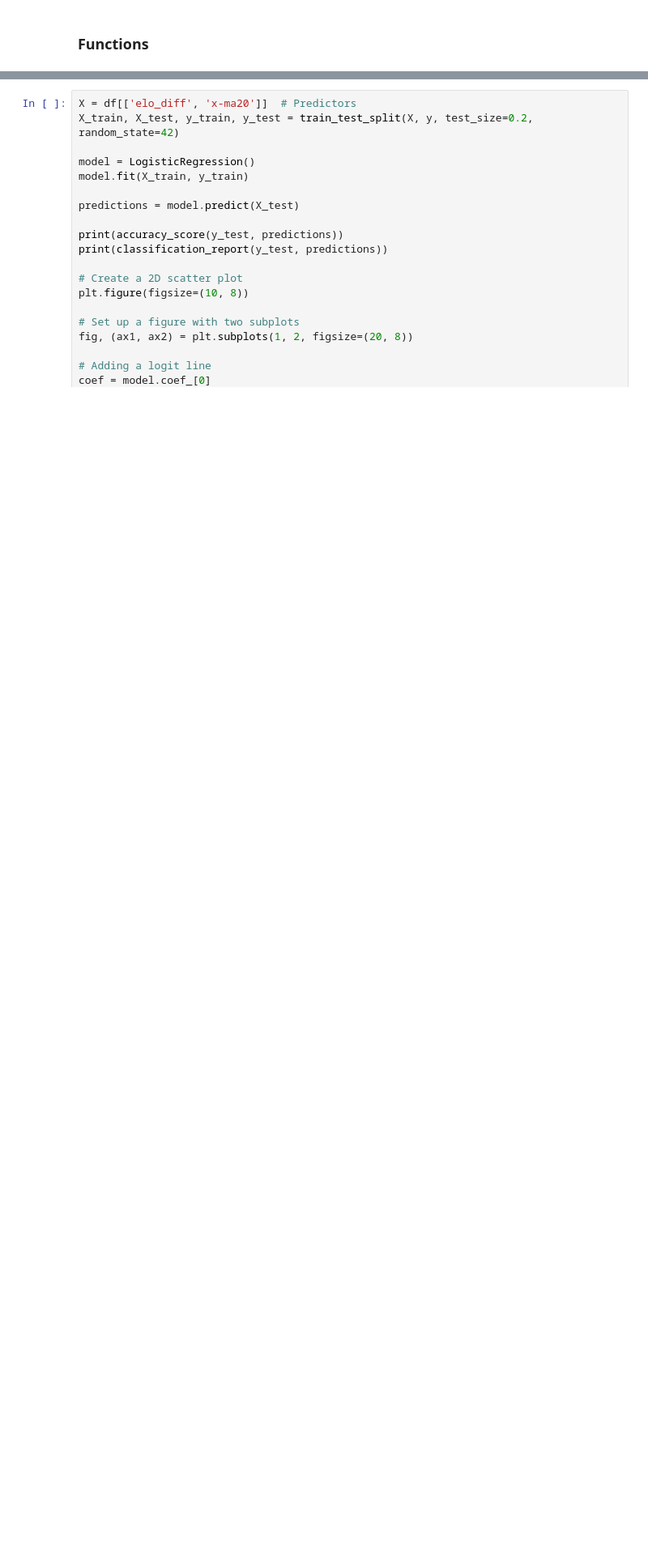
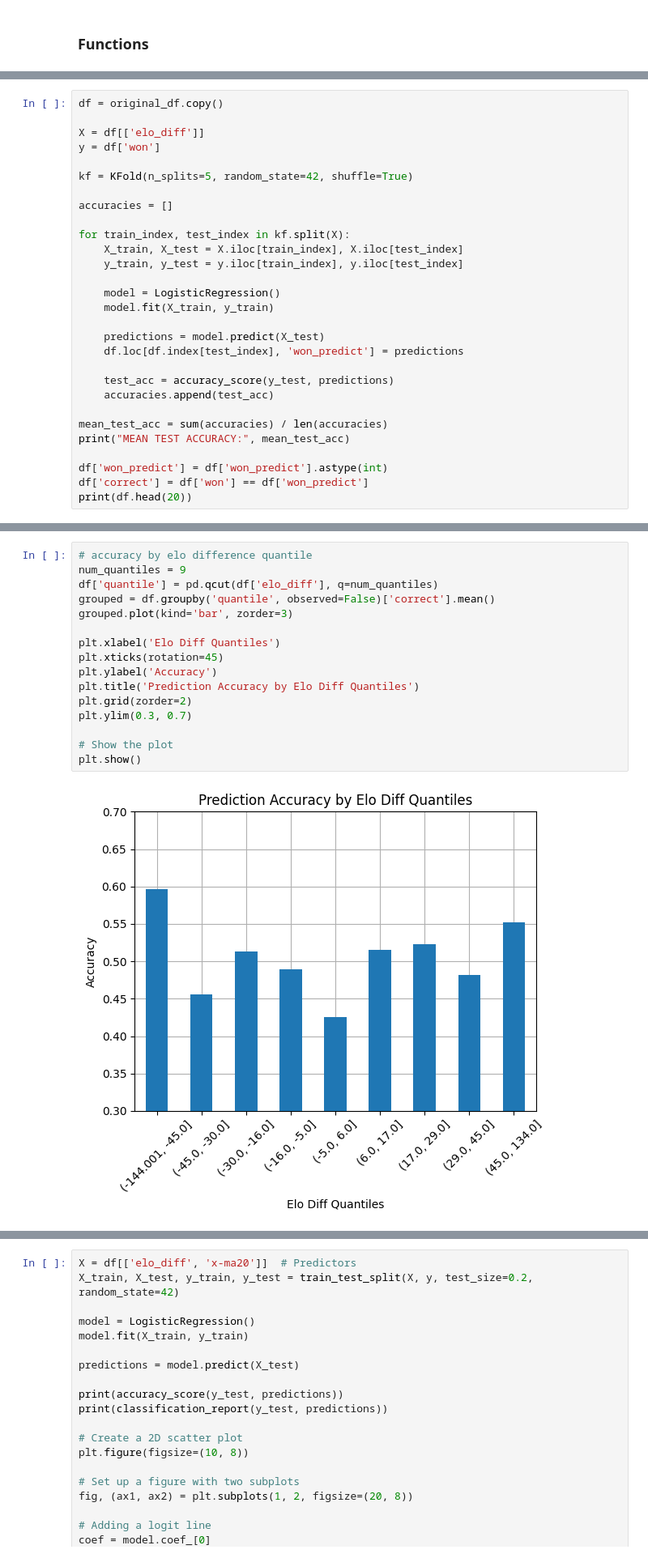
Before and after one commit to okeanskiy/online-chess-win-predictions, a Jupyter notebook: logistic_regression_model.ipynb, the cells around one changed output, grey strips where cells are left out. Shown at 81% size. Drawn from its saved outputs; the diff is of its cells as text; blank space fills up the shorter version.

Commit message:
model notebook edits

```diff
--- a/logistic_regression_model.ipynb
+++ b/logistic_regression_model.ipynb
@@ -138,0 +56,29 @@ weighted avg       0.50      0.50      0.50       911
+# %%
+df = original_df.copy()
+
+X = df[['elo_diff']]
+y = df['won']
+
+kf = KFold(n_splits=5, random_state=42, shuffle=True)
+
+accuracies = []
+
+for train_index, test_index in kf.split(X):
+    X_train, X_test = X.iloc[train_index], X.iloc[test_index]
+    y_train, y_test = y.iloc[train_index], y.iloc[test_index]
+
+    model = LogisticRegression()
+    model.fit(X_train, y_train)
+
+    predictions = model.predict(X_test)
+    df.loc[df.index[test_index], 'won_predict'] = predictions
+
+    test_acc = accuracy_score(y_test, predictions)
+    accuracies.append(test_acc)
+
+mean_test_acc = sum(accuracies) / len(accuracies)
+print("MEAN TEST ACCURACY:", mean_test_acc)
+
+df['won_predict'] = df['won_predict'].astype(int)
+df['correct'] = df['won'] == df['won_predict']
+print(df.head(20))
@@ -138,0 +131,18 @@ weighted avg       0.50      0.50      0.50       911
+# %%
+# accuracy by elo difference quantile
+num_quantiles = 9
+df['quantile'] = pd.qcut(df['elo_diff'], q=num_quantiles)
+grouped = df.groupby('quantile', observed=False)['correct'].mean()
+grouped.plot(kind='bar', zorder=3)
+
+plt.xlabel('Elo Diff Quantiles')
+plt.xticks(rotation=45)
+plt.ylabel('Accuracy')
+plt.title('Prediction Accuracy by Elo Diff Quantiles')
+plt.grid(zorder=2)
+plt.ylim(0.3, 0.7)
+
+# Show the plot
+plt.show()
+# %% [output]
+[figure, added]
```
Also changed, not shown: parts of 22 cells of this notebook, 2 other files.
